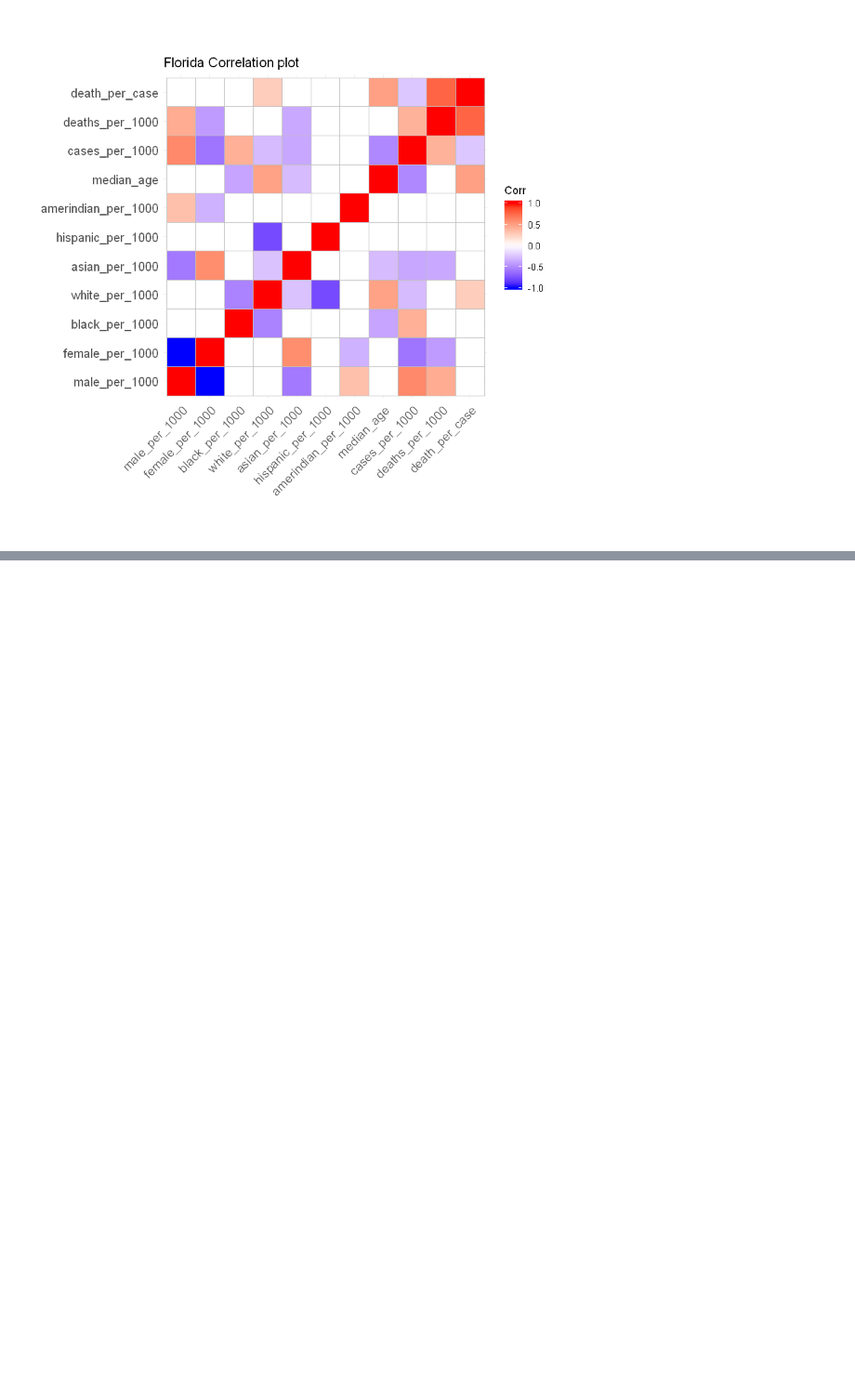
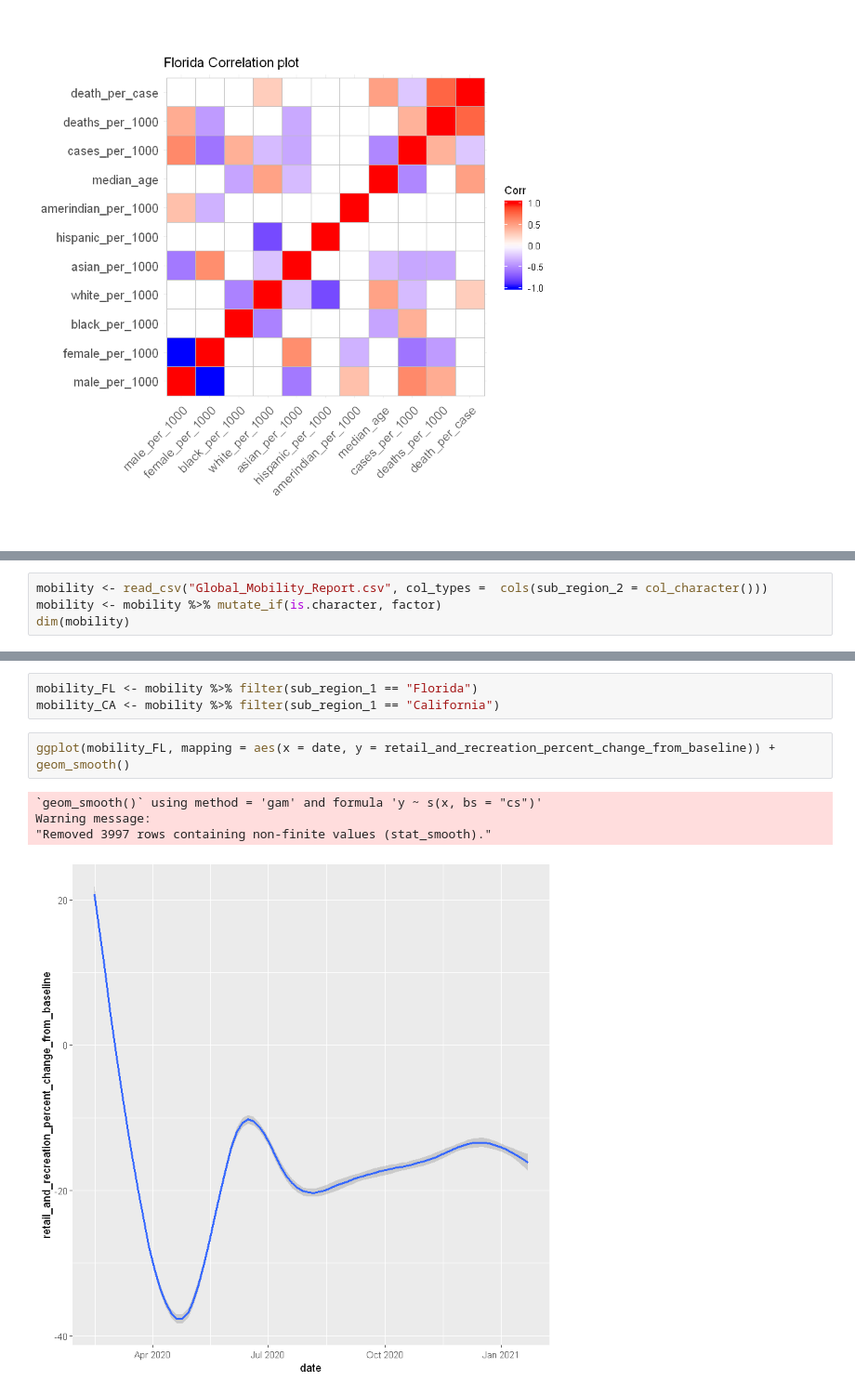
Before and after one commit to hlambson/CS7331, a Jupyter notebook: Project 1/Project 1.ipynb, the cells around one changed output, grey strips where cells are left out. Shown at 93% size. Drawn from its saved outputs; the diff is of its cells as text; blank space fills up the shorter version.

Commit message:
added mobility report

```diff
--- a/Project 1/Project 1.ipynb
+++ b/Project 1/Project 1.ipynb
@@ -402,0 +411,4 @@ labs(title = "California Correlation plot")
+# %%
+mobility <- read_csv("Global_Mobility_Report.csv", col_types =  cols(sub_region_2 = col_character()))
+mobility <- mobility %>% mutate_if(is.character, factor)
+dim(mobility)
@@ -402,0 +428,10 @@ labs(title = "California Correlation plot")
+# %%
+mobility_FL <- mobility %>% filter(sub_region_1 == "Florida")
+mobility_CA <- mobility %>% filter(sub_region_1 == "California")
+# %%
+ggplot(mobility_FL, mapping = aes(x = date, y = retail_and_recreation_percent_change_from_baseline)) + geom_smooth()
+# %% [output]
+`geom_smooth()` using method = 'gam' and formula 'y ~ s(x, bs = "cs")'
+Warning message:
+"Removed 3997 rows containing non-finite values (stat_smooth)."
+[figure, added]
```
Also changed, not shown: parts of 6 cells of this notebook.
